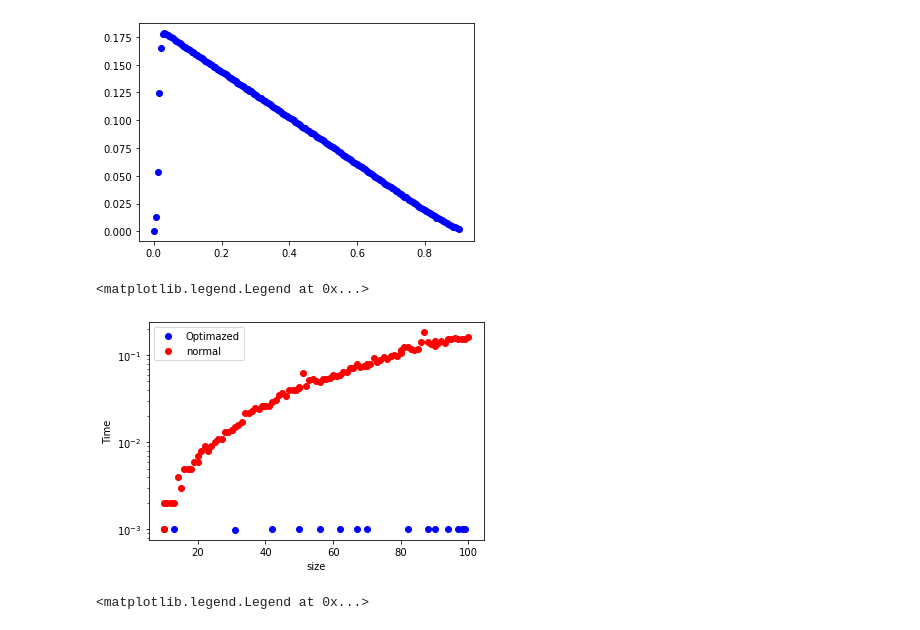
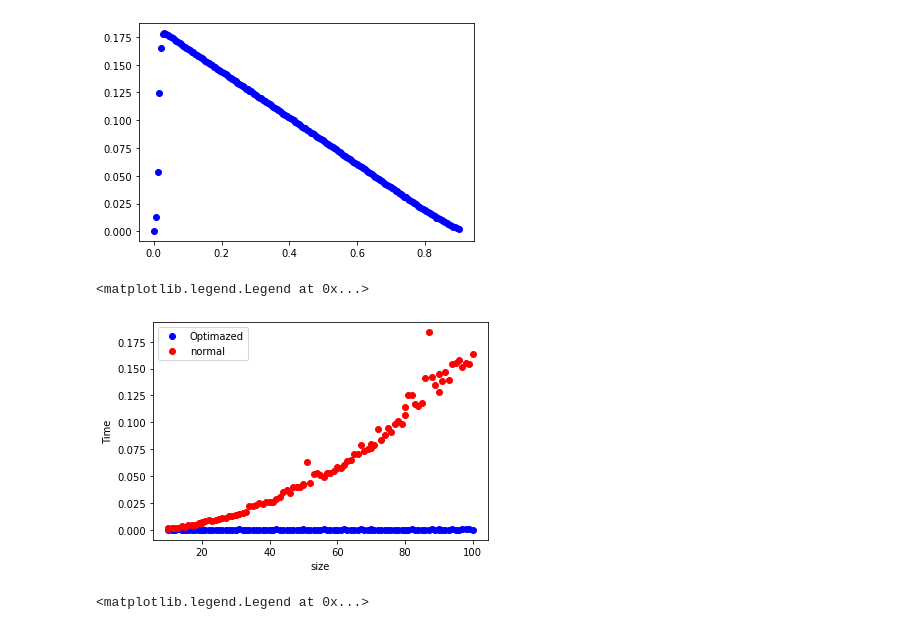
Before and after one commit to quimort/schellings-model, a Jupyter notebook: analisis.ipynb, the cells around one changed output. Saved outputs shown, nothing was run; the diff lists cells and outputs as text; code cells hidden in the pictures.

```diff
--- a/analisis.ipynb
+++ b/analisis.ipynb
@@ -17,14 +17,13 @@ plt.plot(df_1000.index,df_1000['interratial pears dif'],'bo')
 # %%
 df = pd.read_csv('schelling_optimization_size_0-01.csv',delimiter=";")
 plt.plot(df['size'],df['optimized time(s)'],'bo',label="Optimazed")
 plt.plot(df['size'],df['normal time(s)'],'ro',label="normal")
 plt.xlabel("size")
 plt.ylabel("Time")
-plt.yscale("log")
 plt.legend()
 # %% [output]
 <matplotlib.legend.Legend at 0x...>
-[figure, old version]
+[figure, new version]
 # %%
 df = pd.read_csv('schelling_optimization_empty_50.csv',delimiter=";")
 plt.plot(df['empty'],df['optimized time(s)'],'bo',label="Optimazed")
```
Also changed, not shown: parts of 6 cells of this notebook, 3 other files.
